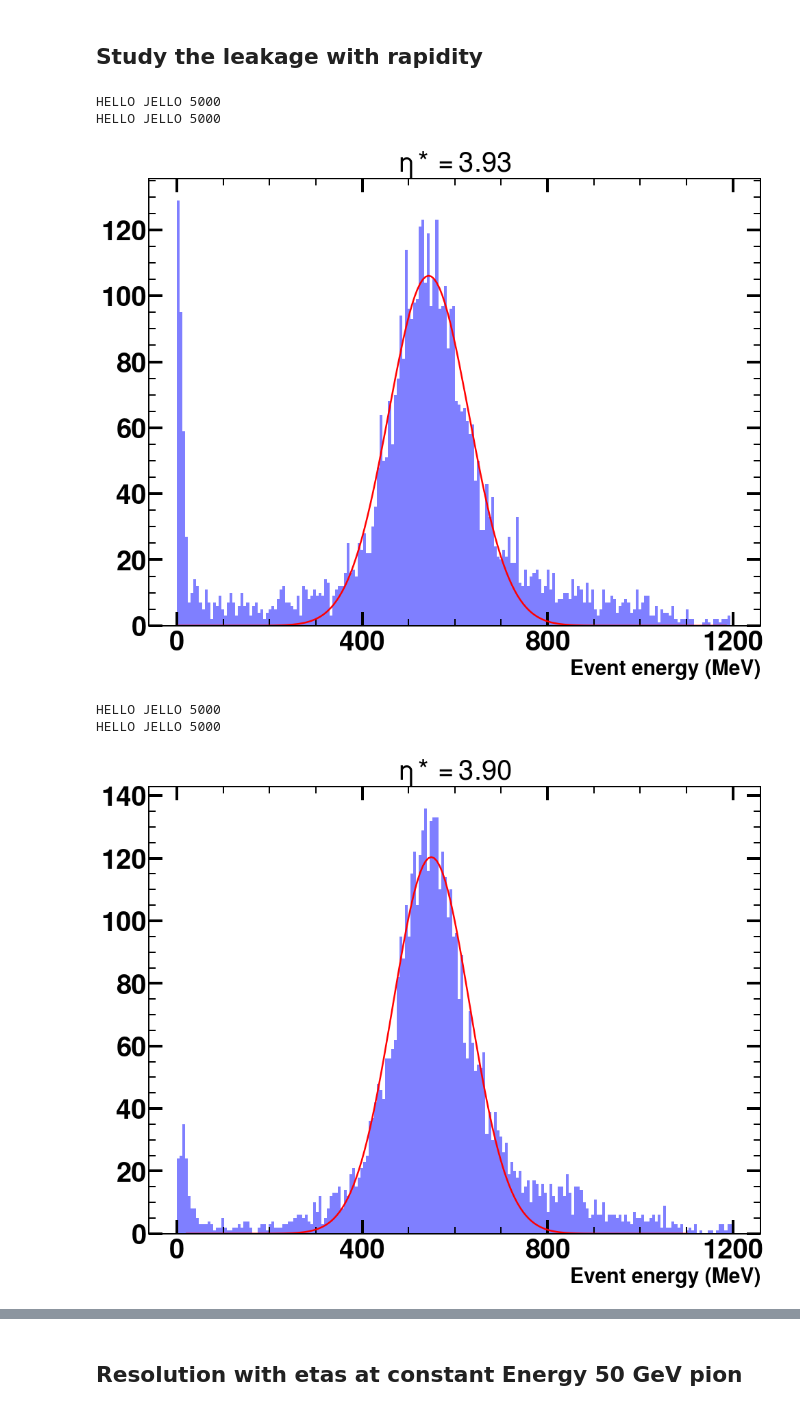
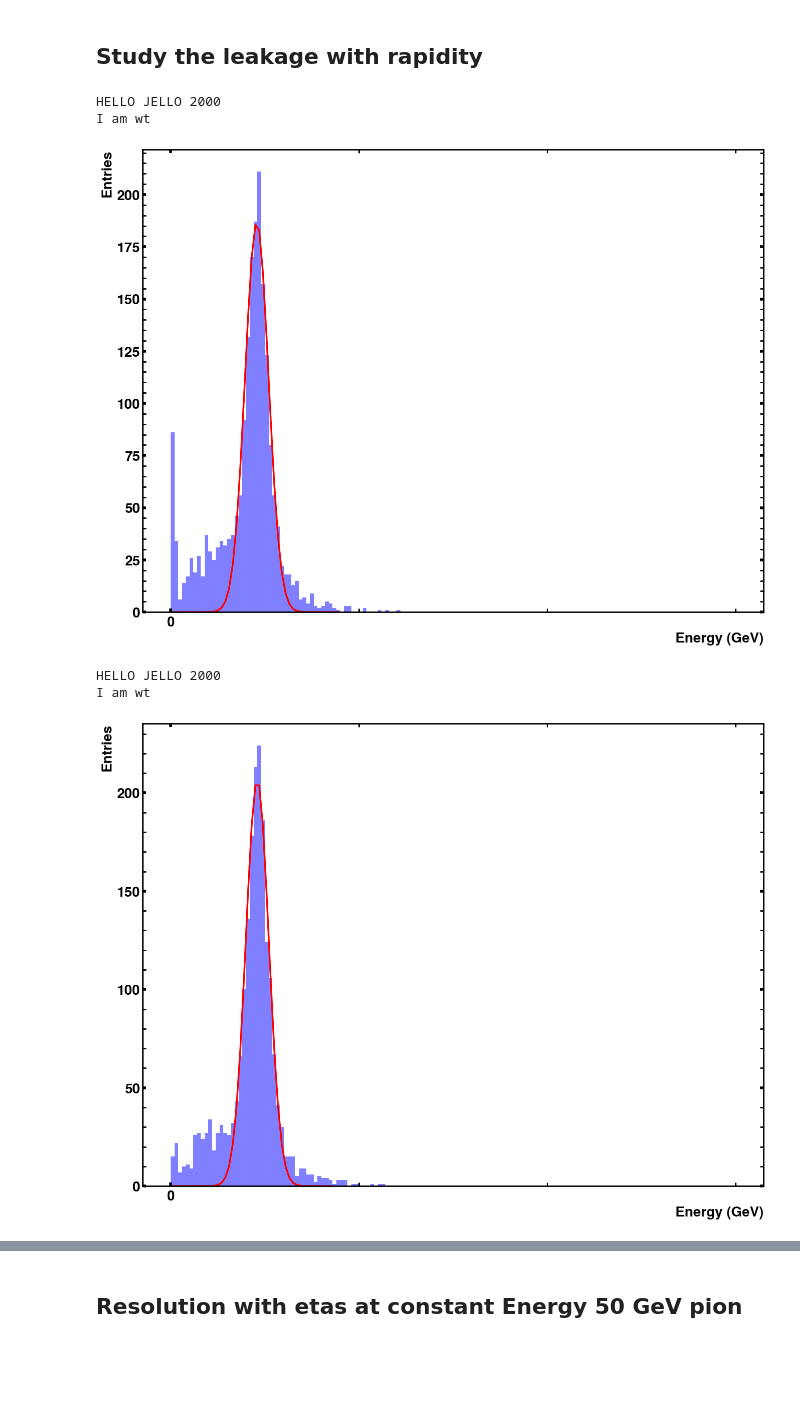
Before and after one commit to bk806714/EIC_Analysis, a Jupyter notebook: HCAL_Insert_mixture.ipynb, the cells around one changed output, grey strips where cells are left out. Saved outputs shown, nothing was run; the diff lists cells and outputs as text; code cells hidden in the pictures; blank space fills up the shorter version.

```diff
--- a/HCAL_Insert_mixture.ipynb
+++ b/HCAL_Insert_mixture.ipynb
@@ -50,10 +50,11 @@ plt.rcParams["axes.labelweight"] = "bold"
 # %%
 import plots
 ## ANALYZING THE INSERT WITH TUNGSTEN + STEEL DATA
-FilePathReco="/home/bishnu/EIC/Data/hepmc/HCAL/FTFP_BERT_HP/"
-#FilePathReco="/home/bishnu/EIC/Data/hepmc/HCAL/"
-## PATH WHERE FIGURE ARE SAVED
-PathToPlot='/home/bishnu/UCR_EIC/Plots/'
+#FilePathReco="/media/miguel/Elements/HCAL_Insert_Sim_Files/FTFP_BERT_HP/"
+#FilePathReco="/media/miguel/Elements/Data_hcali/Sim_from_Fernando/"
+FilePathReco="/media/miguel/Elements/HCAL_Insert_Sim_Files/updated_hcal_layers/"
+PathToPlot="./"
+
 Time_Threshold=200 #ns
 
 #MIP=0.8#MeV for CALICE Analysis
@@ -65,7 +66,7 @@ Mean_pions=[]
 Mean_electrons=[]
 Energy_Threshold=0.1*MIP  #(0.5 * MIP for calice analysis)
 FIT_SIGMA=3
-theta=2.83
+theta=2.56
 #theta=2.25
 eta=plots.get_eta(theta)
 print(eta)
@@ -402,7 +975,7 @@ get_comp_wFe_W_CALI(particles,energies_el,e_resolutions_W,e_resolutions_errors_W
 # %% [markdown]
 ## Study the leakage with rapidity
 # %%
-def get_fitted_mean_std():
+def get_fitted_mean_std(wt='on'):
 
     pi_means=[]
     pi_stds=[]
@@ -425,65 +998,70 @@ def get_fitted_mean_std():
     #energies=[10,20,30,40,50,60,80,100]
     #energies=[10,20,30,40,50,60,80, 100]
     #fileindex="deg" ## for insert file or HCAL orginal file
-    fileindex="deg_Fe-W" ## for insert WITH W 30 LAYER AND FE 20 LAYERS
+
+    absorber_layers=["0W_54Fe","20W_34Fe","25W_29Fe","30W_24Fe","40W_14Fe"]
+    index=3
+    fileindex=f"deg_Athena_{absorber_layers[index]}"
+
+    #fileindex="deg_Fe-W_Sc35_Ab156" ## for insert with absorber 15.6 mm and Sc = 0.35 mm
+    #fileindex="deg_Fe-W" ## for insert WITH W 30 LAYER AND FE 20 LAYERS
+    '''
     if fileindex=='deg':
         prefix='W'
     elif fileindex=='deg_Fe-W':
         prefix='FeW'
+    '''
+    #energies=[50]
+    particle='pi-'
+
+
     energies=50
 
-    thetas=[2.25, 2.32, 2.56, 2.83, 3.13, 3.46, 3.82, 4.23]
-    particle='pi-'
+    thetas=[ 2.25, 2.32, 2.56, 2.83, 3.13, 3.46, 3.82, 4.23]#2.25,
     for ithetas in thetas:
 
 
 
-        ## FOR THE HCAL reading
+        ## FOR THE HCAL Insert reading
         ene_wFe,time_wFe,PosRecoX_wFe,PosRecoY_wFe,PosRecoZ_wFe,mass_wFe,mom_wFe,energy_gen_wFe, \
         phi_wFe,ene_good_wFe=plots.read_rootfile_HCAL_Insert(fileindex,fraction,FilePathReco,energies,ithetas,particle,\
                                                          Time_Threshold,Energy_Threshold)
 
+        pi_mean, pi_std, pi_mean_error, pi_sigma_error, pi_leak_per, pi_leak_per_error,\
+        pi_resolution,pi_resolution_error=plots.get_resolution(ene_good_wFe, energies, particle, Sigma_For_leakage, wt)
+
+        '''
         ## READ HCAL
         ene_wFe_h,time_wFe_h,PosRecoX_wFe_h,PosRecoY_wFe_h,PosRecoZ_wFe_h,mass_wFe_h,mom_wFe_h,energy_gen_wFe_h, \
         phi_wFe_h,ene_good_wFe_h=plots.read_rootfile_HCAL(fileindex,fraction,FilePathReco,energies,ithetas,particle,\
                                                          Time_Threshold,Energy_Threshold)
 
-        ## RESOLUTION HCAL + HCAL INSERT
+         ## RESOLUTION HCAL + HCAL INSERT with weighted sum
         pi_mean, pi_std, pi_mean_error, pi_sigma_error, pi_leak_per, pi_leak_per_error, pi_resolution,\
-        pi_resolution_error=plots.get_resolution_hcalall(ene_good_wFe_h,ene_good_wFe, ithetas, \
+        pi_resolution_error=plots.get_resolution_hcalall_weighted(wt, ene_good_wFe_h,ene_good_wFe, ithetas, \
                                                          particle,Sigma_For_leakage)
 
-
         '''
-        ## FOR THE HCAL reading
-        ene_wFe,time_wFe,PosRecoX_wFe,PosRecoY_wFe,PosRecoZ_wFe,mass_wFe,mom_wFe,energy_gen_wFe, \
-        phi_wFe,ene_good_wFe=plots.read_rootfile_HCAL_Insert(fileindex,fraction,FilePathReco,energies,ithetas,particle,\
-                                                         Time_Threshold,Energy_Threshold)
 
 
-        pi_mean, pi_std, pi_mean_error, pi_sigma_error, pi_leak_per, pi_leak_per_error,\
-        pi_resolution,pi_resolution_error=plots.get_resolution(ene_good_wFe, ithetas, particle, Sigma_For_leakage)
-
-
-        '''
 
 
         pi_means.append(pi_mean)
         pi_stds.append(pi_std)
         pi_means_error.append(pi_mean_error)
         pi_stds_error.append(pi_sigma_error)
         pi_resolutions.append(pi_resolution)
         pi_resolution_errors.append(pi_resolution_error)
         pi_leaks_per.append(pi_leak_per)
         pi_leaks_per_error.append(pi_leak_per_error)
 
-    plots.print_decimal_pi_update('thetas_Sum', particle, pi_means,  pi_means_error,  pi_stds,pi_stds_error, pi_leaks_per, \
+    plots.print_decimal_pi_update('hcali', particle, pi_means,  pi_means_error,  pi_stds,pi_stds_error, pi_leaks_per, \
                            pi_leaks_per_error, pi_resolutions, pi_resolution_errors)
-get_fitted_mean_std()
+get_fitted_mean_std('on')
 # %% [output]
-HELLO JELLO 5000
-HELLO JELLO 5000
+HELLO JELLO 2000
+I am wt
-[figure, old version]
+[figure, new version]
-HELLO JELLO 5000
-HELLO JELLO 5000
+HELLO JELLO 2000
+I am wt
-[figure, old version]
+[figure, new version]
```
Also changed, not shown: parts of 55 cells of this notebook, 46 other files.
